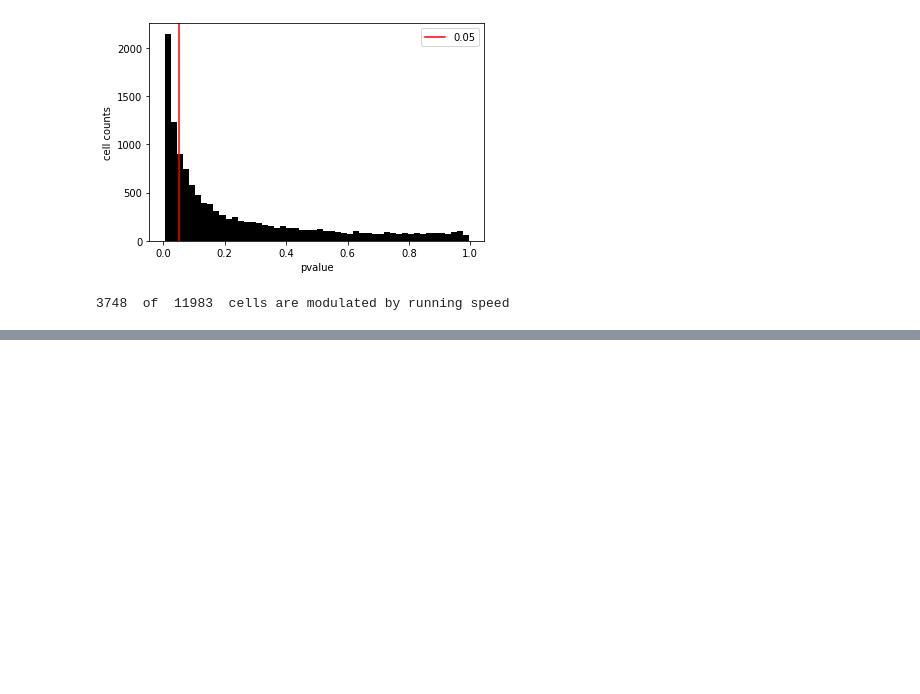
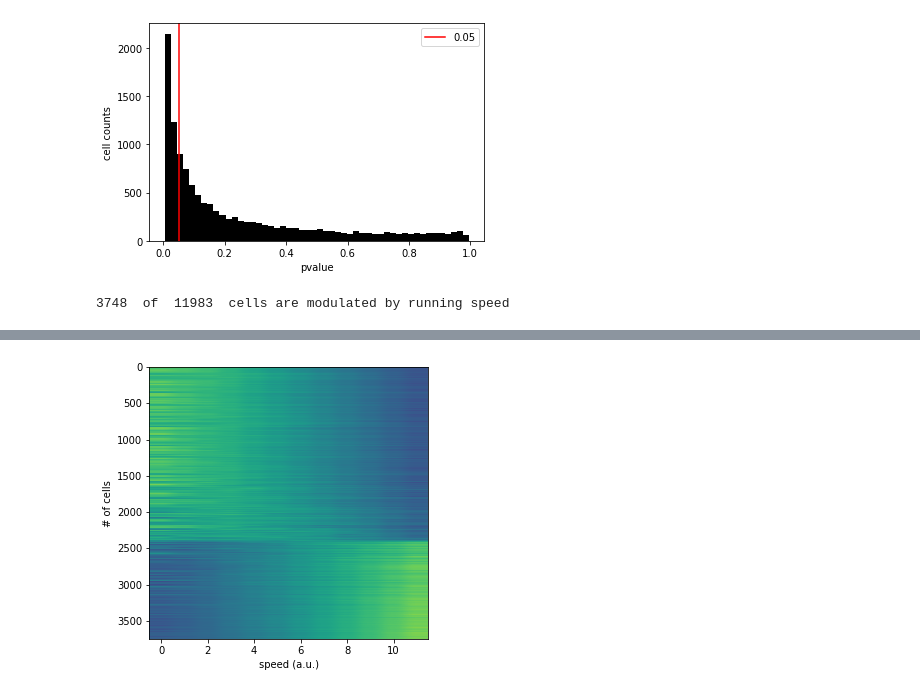
Before and after one commit to grawoods/teamA-grebes-NMA2020, a Jupyter notebook: speed_cells.ipynb, the cells around one changed output, grey strips where cells are left out. Drawn from its saved outputs; the diff is of its cells as text; code cells hidden in the pictures; blank space fills up the shorter version.

```diff
--- a/speed_cells.ipynb
+++ b/speed_cells.ipynb
@@ -187,0 +222,16 @@ print(sum(df.shuff_pvalue < 0.05),' of ',cells,' cells are modulated by running
+# %%
+speed_score = df.speed_score[df.shuff_pvalue < 0.05]
+
+sig_speed_map = speed_map[df.shuff_pvalue < 0.05]
+
+sig_speed_map = stats.zscore(sig_speed_map,axis=1)
+
+idx = np.argsort(speed_score)
+
+fig, axs = plt.subplots(figsize=(5,5))
+plt.imshow(sig_speed_map[idx],aspect = 'auto',cmap = 'viridis')
+plt.xlabel('speed (a.u.)')
+plt.ylabel('# of cells')
+plt.show()
+# %% [output]
+[figure, added]
```
Also changed, not shown: parts of 6 cells of this notebook.
